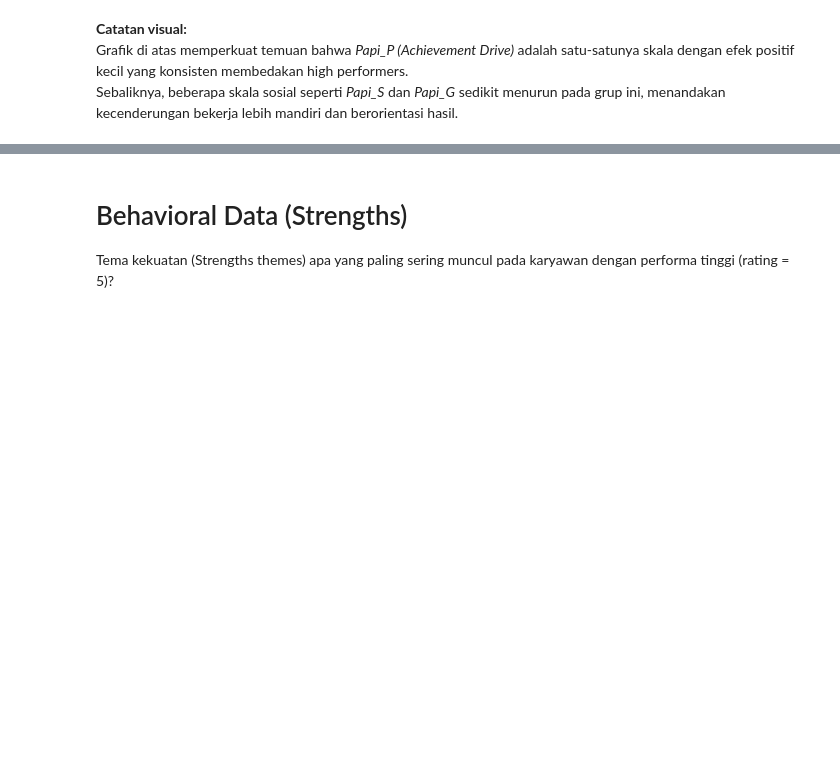
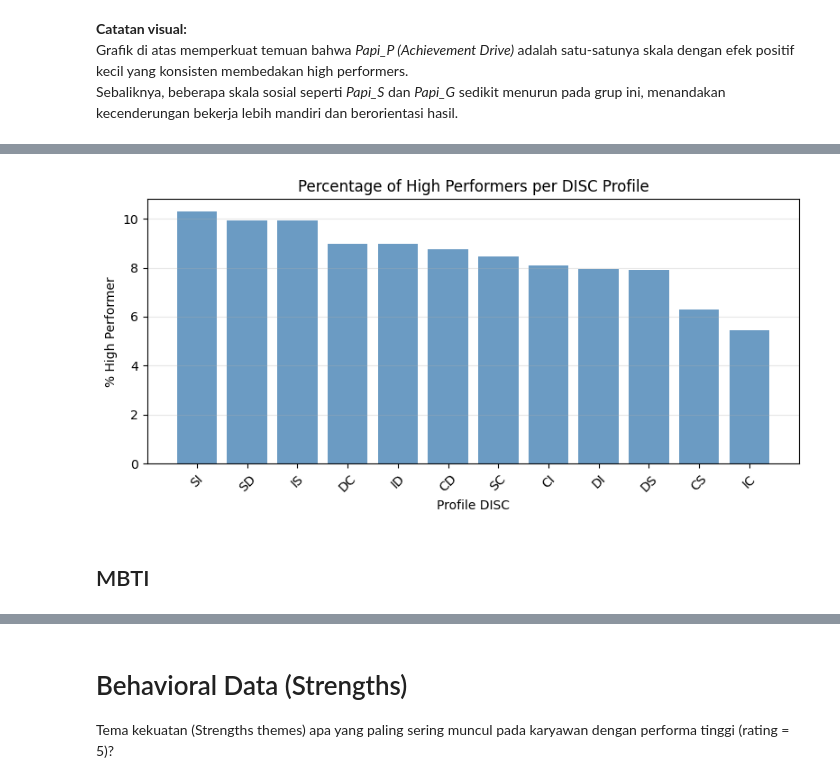
Before and after one commit to MuhammadNurilHuda/talent-match-intelligence, a Jupyter notebook: notebooks/step1_redthreads.ipynb, the cells around one changed output, grey strips where cells are left out. Saved outputs shown, nothing was run; the diff lists cells and outputs as text; code cells hidden in the pictures; blank space fills up the shorter version.

```diff
--- a/notebooks/step1_redthreads.ipynb
+++ b/notebooks/step1_redthreads.ipynb
@@ -225,0 +268,4 @@ menandakan kecenderungan bekerja lebih mandiri dan berorientasi hasil.
+# %%
+df_psych = fetch_profiles_psych_full()
+df_psych = fix_disc_combination(df_psych)
+series_disc = df_psych.set_index("employee_id")["disc"]
@@ -225,0 +290,3 @@ menandakan kecenderungan bekerja lebih mandiri dan berorientasi hasil.
+# %%
+disc_summary = summarize_disc(df_psych.merge(fetch_perf_latest()[["employee_id","rating"]], on="employee_id", how="left"))
+disc_summary.head(50)
@@ -225,0 +363,14 @@ menandakan kecenderungan bekerja lebih mandiri dan berorientasi hasil.
+# %%
+fig, ax = plt.subplots(figsize=(8,4))
+bars = plt.bar(disc_summary["disc"], disc_summary["pct_high"]*100, color="steelblue", alpha=0.8)
+plt.title("Percentage of High Performers per DISC Profile", fontsize=12)
+plt.xlabel("Profile DISC")
+plt.ylabel("% High Performer")
+plt.xticks(rotation=45)
+plt.grid(axis="y", alpha=0.3)
+plt.tight_layout()
+plt.show()
+# %% [output]
+[figure, added]
+# %% [markdown]
+## MBTI
```
Also changed, not shown: parts of 23 cells of this notebook, 7 other files.
